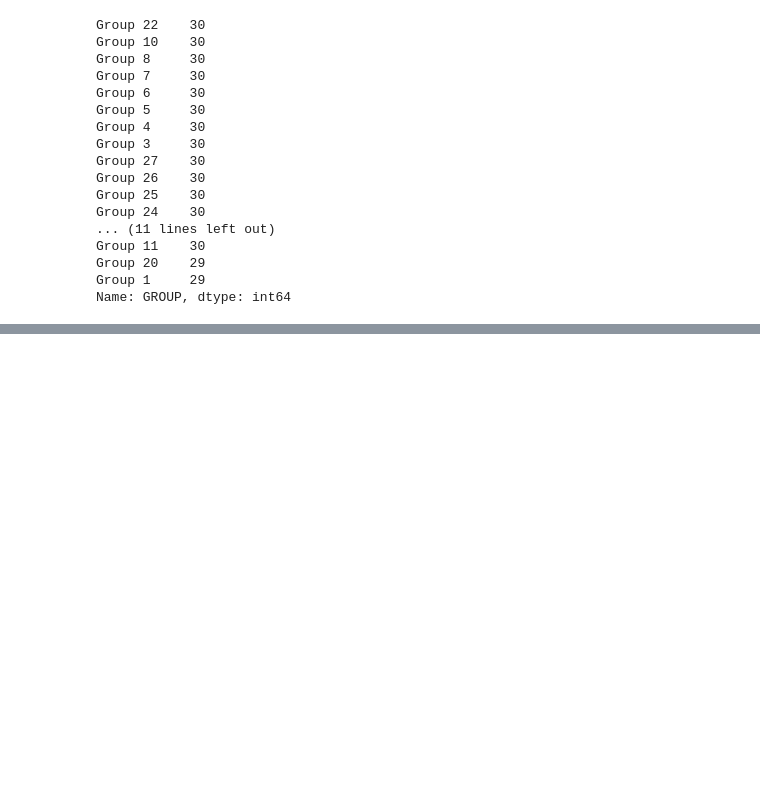
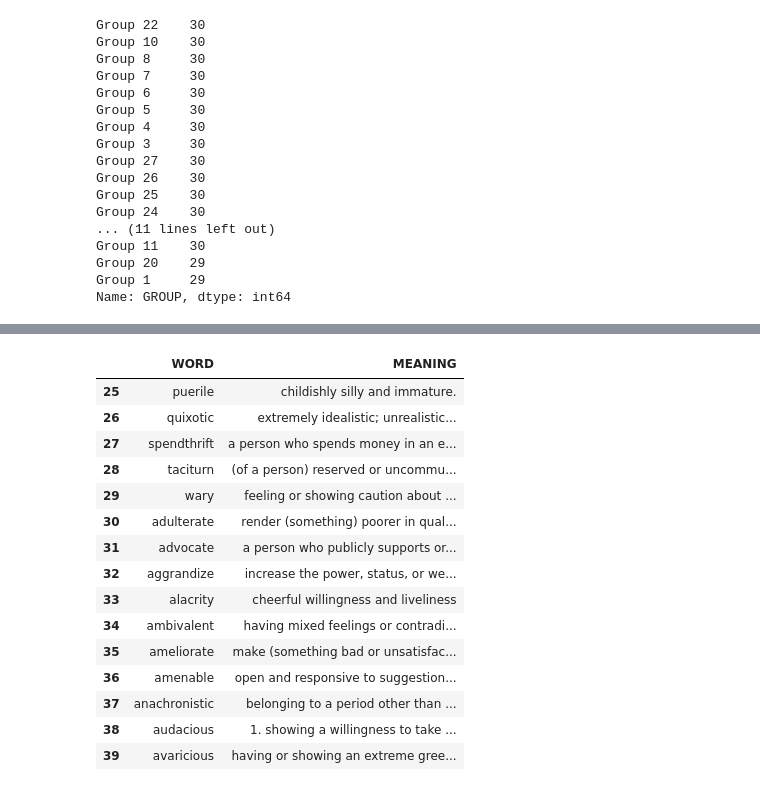
Before and after one commit to vishugp/GRE_Vocab_Scraper, a Jupyter notebook: Vocab_Meaning_Scraper.ipynb, the cells around one changed output, grey strips where cells are left out. Cells and saved outputs as stored; diff of their text form; code cells hidden in the pictures; blank space fills up the shorter version.

```diff
--- a/Vocab_Meaning_Scraper.ipynb
+++ b/Vocab_Meaning_Scraper.ipynb
@@ -105,0 +156,6 @@ Successfully installed cssselect-1.2.0 pdfminer.six-20221105 pdfquery-0.4.3 pyqu
+# %%
+sentences = text.split("\n")
+
+lines = sentences[sentences.index('Terms in this set (900)')+1:sentences.index('Flickr Creative Commons Images')]
+
+lines[:20]
@@ -105,0 +183,27 @@ Successfully installed cssselect-1.2.0 pdfminer.six-20221105 pdfquery-0.4.3 pyqu
+# %%
+word_meaning_dict = {lines[0]:''}
+lines2 = ''
+word = lines[0]
+multi_count=0
+for line in lines[1:]:
+    if line.strip()=='':
+        continue
+
+    if ' ' not in line.strip():
+        lines2 = lines2 + "|||" + word + ":::"
+        if word_meaning_dict[word]=='':
+            word_meaning_dict[word]+=line.strip()
+        else:
+            word = line
+            word_meaning_dict[word] = ''
+
+
+
+    else:
+        word_meaning_dict[word] += line.strip()
+        lines2 = lines2 + line + "\n"
+
+
+
+word_df = pd.DataFrame(word_meaning_dict.items(), columns = ['WORD','MEANING'])
+# word_meaning_dict['belie']
@@ -105,0 +226,20 @@ Successfully installed cssselect-1.2.0 pdfminer.six-20221105 pdfquery-0.4.3 pyqu
+# %%
+word_df.to_excel(r"Test.xlsx", index = False)
+word_df.iloc[25:40,:]
+# %% [output]
+|  | WORD | MEANING |
+| 25 | puerile | childishly silly and immature. |
+| 26 | quixotic | extremely idealistic; unrealistic... |
+| 27 | spendthrift | a person who spends money in an e... |
+| 28 | taciturn | (of a person) reserved or uncommu... |
+| 29 | wary | feeling or showing caution about ... |
+| 30 | adulterate | render (something) poorer in qual... |
+| 31 | advocate | a person who publicly supports or... |
+| 32 | aggrandize | increase the power, status, or we... |
+| 33 | alacrity | cheerful willingness and liveliness |
+| 34 | ambivalent | having mixed feelings or contradi... |
+| 35 | ameliorate | make (something bad or unsatisfac... |
+| 36 | amenable | open and responsive to suggestion... |
+| 37 | anachronistic | belonging to a period other than ... |
+| 38 | audacious | 1. showing a willingness to take ... |
+| 39 | avaricious | having or showing an extreme gree... |
```
Also changed, not shown: parts of 15 cells of this notebook, 9 other files.
